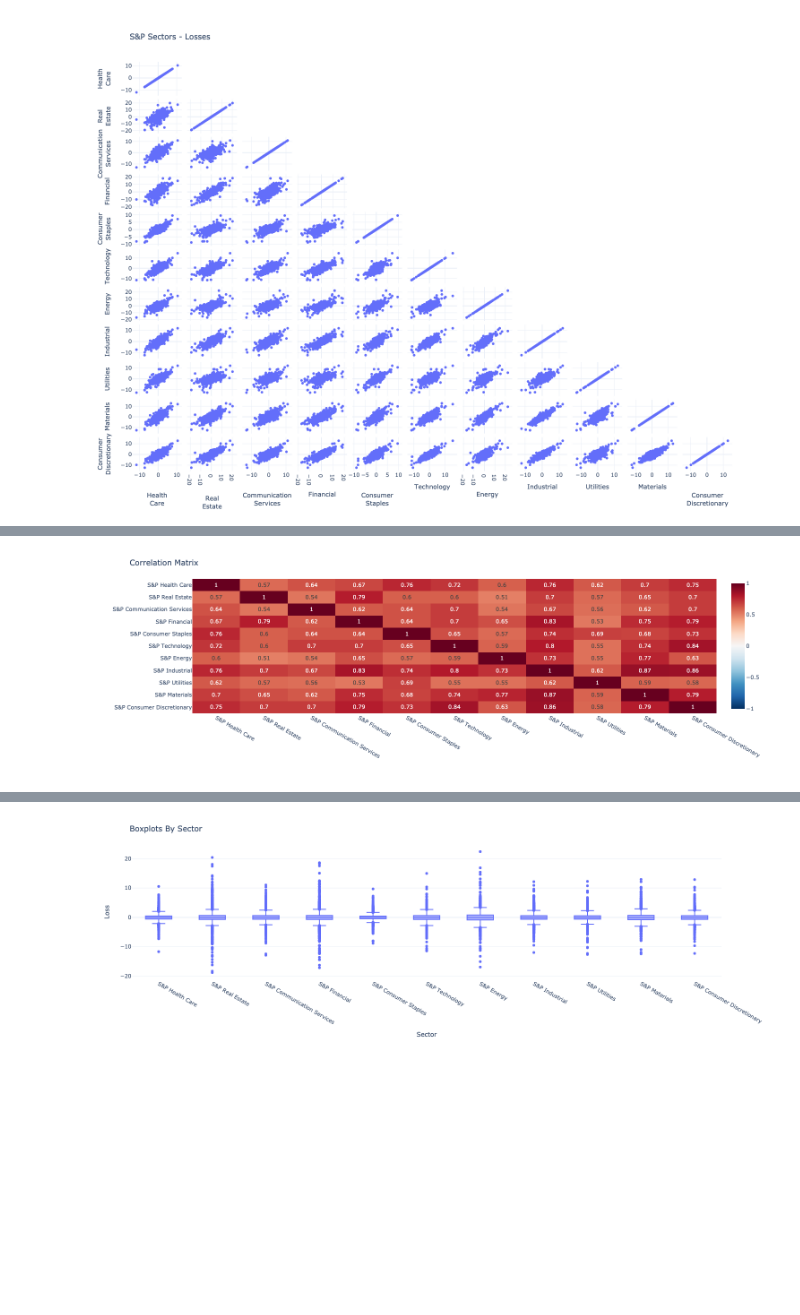
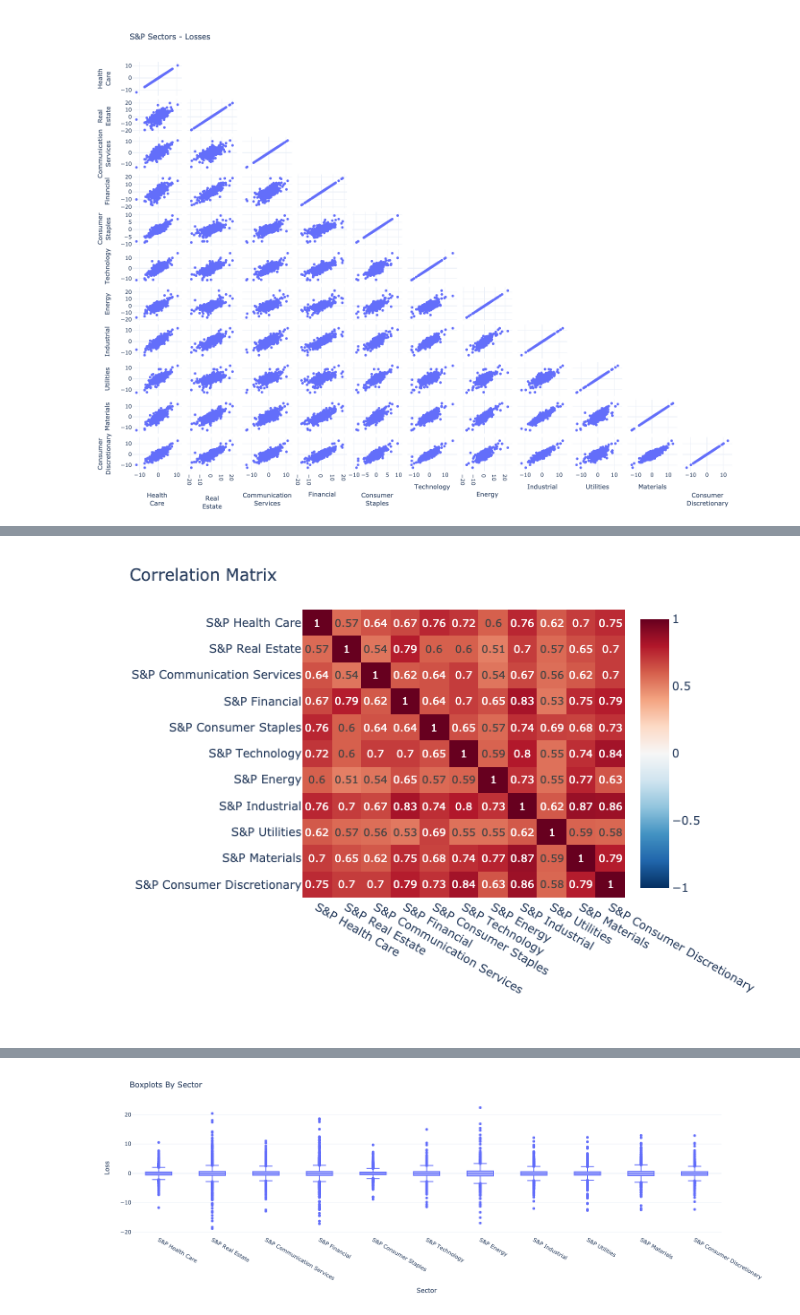
Before and after one commit to MegaCookies88/MSc.-Thesis-EVT-SP500, a Jupyter notebook: EDA_sectors.ipynb, the cells around one changed output, grey strips where cells are left out. Drawn from its saved outputs; the diff is of its cells as text; code cells hidden in the pictures; blank space fills up the shorter version.

```diff
--- a/EDA_sectors.ipynb
+++ b/EDA_sectors.ipynb
@@ -116,10 +127,11 @@ fig.show()
 # %%
 px.imshow(ll.corr().round(2), color_continuous_scale='RdBu_r', range_color=[-1,1], text_auto=True, aspect='auto').update_layout(
     title='Correlation Matrix',
-    xaxis_title='', yaxis_title=''
+    xaxis_title='', yaxis_title='',
+    width=700
 )
 # %% [output]
-[figure, old version]
+[figure, new version]
 # %%
 px.imshow(ll.corr().round(2), color_continuous_scale='Blues', range_color=[0,1], text_auto=True, aspect='auto').update_layout(
     title='Correlation Matrix',
```
Also changed, not shown: parts of 10 cells of this notebook.
